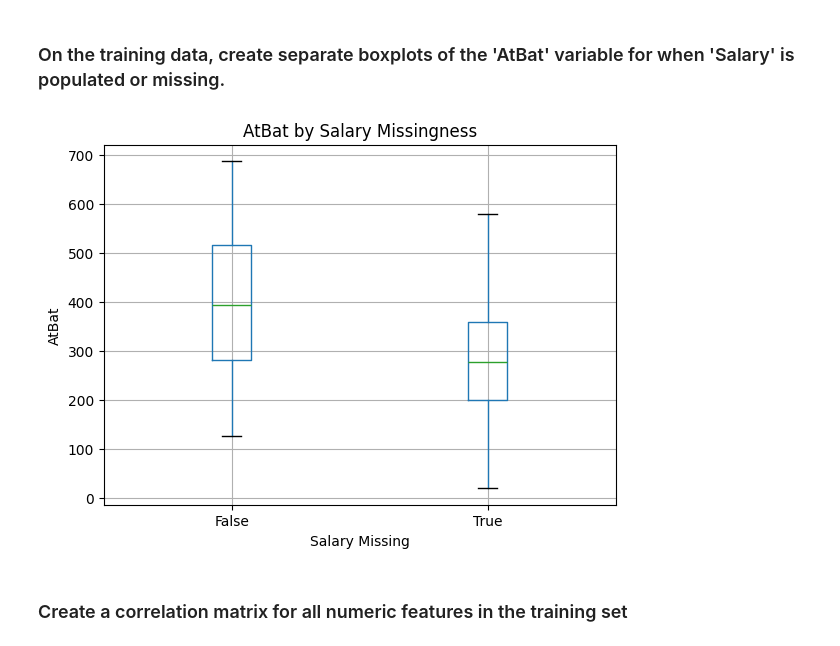
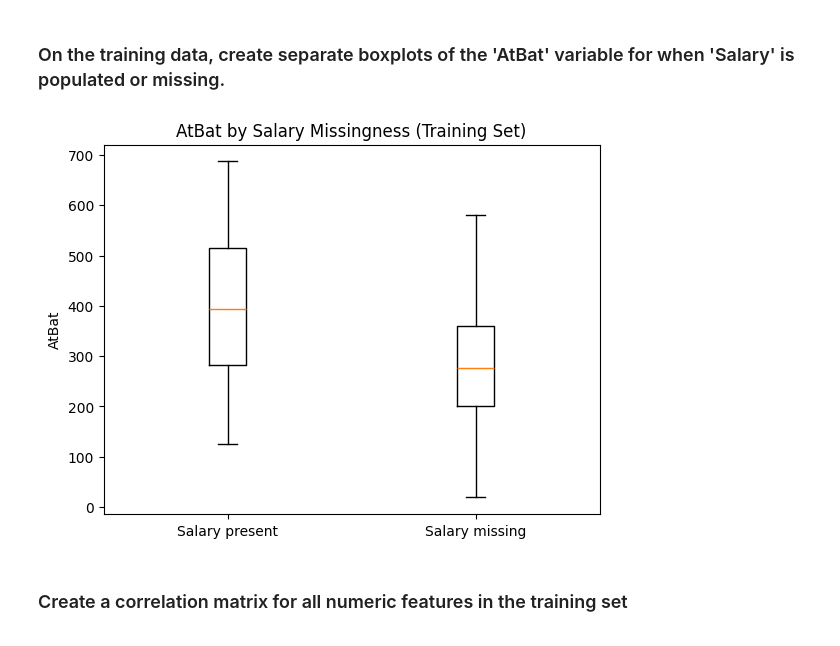
Before and after one commit to alex-kastanos/code_2600, a Jupyter notebook: mod03_eda.ipynb, the cells around one changed output. Drawn from its saved outputs; the diff is of its cells as text; code cells hidden in the pictures.

```diff
--- a/mod03_eda.ipynb
+++ b/mod03_eda.ipynb
@@ -139,14 +139,17 @@ If a variable is categorical, it will not appear in the numeric describe() outpu
 # %%
 Train['Salary_missing'] = Train['Salary'].isna()
 
-Train.boxplot(column='AtBat', by='Salary_missing')
-plt.title('AtBat by Salary Missingness')
-plt.suptitle('')
-plt.xlabel('Salary Missing')
+NoSalary = Train[Train['Salary'].isna()]
+HasSalary = Train[Train['Salary'].notna()]
+
+# boxplots
+plt.boxplot([HasSalary['AtBat'], NoSalary['AtBat']],
+            labels=['Salary present', 'Salary missing'])
 plt.ylabel('AtBat')
+plt.title('AtBat by Salary Missingness (Training Set)')
 plt.show()
 # %% [output]
-[figure, old version]
+[figure, new version]
 # %% [markdown]
 ### Create a correlation matrix for all numeric features in the training set
 # %%
```
